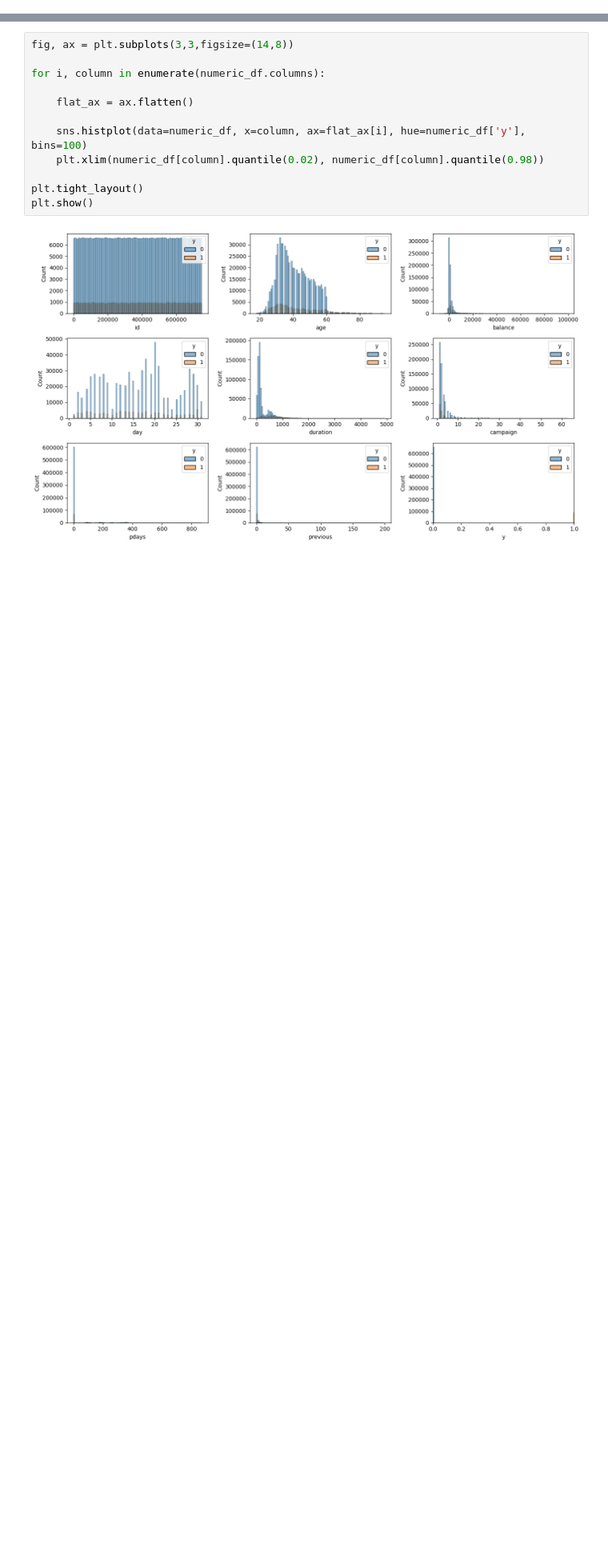
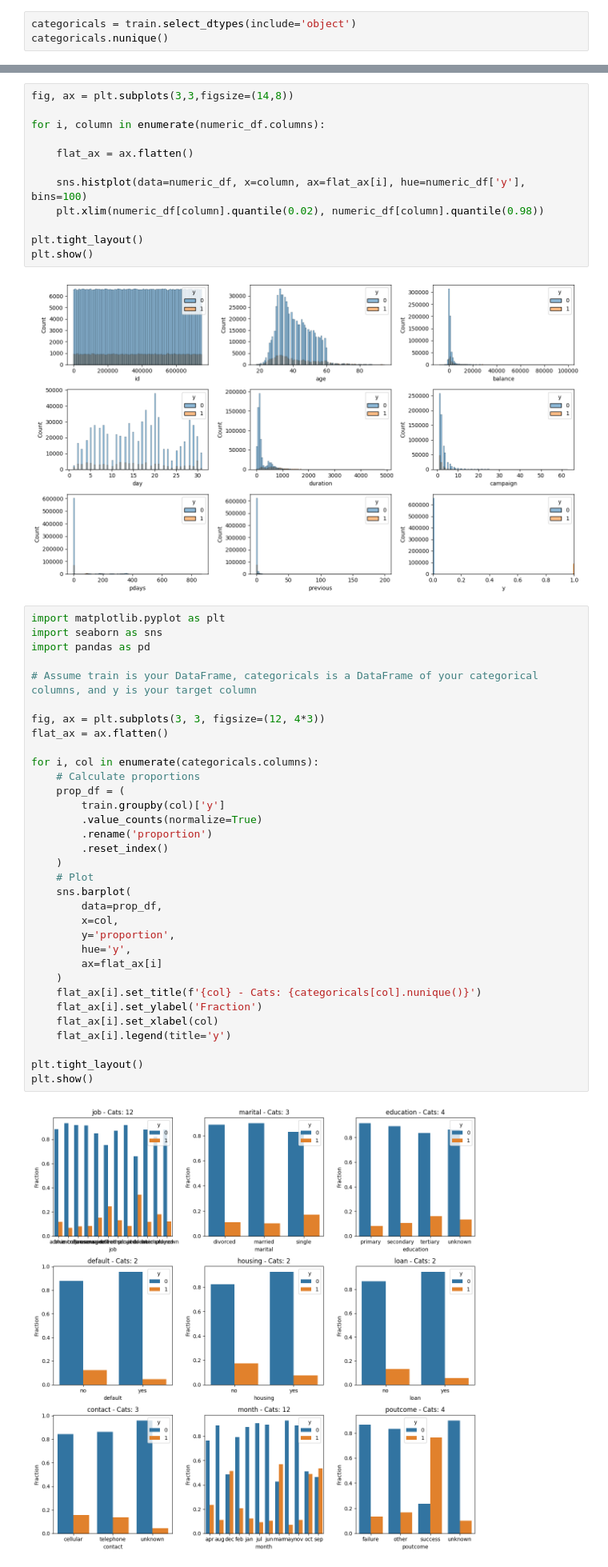
Before and after one commit to ol-webb/kaggle_playground_5-8, a Jupyter notebook: nb1.ipynb, the cells around one changed output, grey strips where cells are left out. Shown at 80% size. Cells and saved outputs as stored; diff of their text form; blank space fills up the shorter version.

```diff
--- a/nb1.ipynb
+++ b/nb1.ipynb
@@ -162,0 +73,3 @@ shap.summary_plot(
+# %%
+categoricals = train.select_dtypes(include='object')
+categoricals.nunique()
@@ -187,3 +265,38 @@ plt.tight_layout()
 plt.show()
 # %% [output]
 [figure]
+# %%
+import matplotlib.pyplot as plt
+import seaborn as sns
+import pandas as pd
+
+# Assume train is your DataFrame, categoricals is a DataFrame of your categorical columns, and y is your target column
+
+fig, ax = plt.subplots(3, 3, figsize=(12, 4*3))
+flat_ax = ax.flatten()
+
+for i, col in enumerate(categoricals.columns):
+    # Calculate proportions
+    prop_df = (
+        train.groupby(col)['y']
+        .value_counts(normalize=True)
+        .rename('proportion')
+        .reset_index()
+    )
+    # Plot
+    sns.barplot(
+        data=prop_df,
+        x=col,
+        y='proportion',
+        hue='y',
+        ax=flat_ax[i]
+    )
+    flat_ax[i].set_title(f'{col} - Cats: {categoricals[col].nunique()}')
+    flat_ax[i].set_ylabel('Fraction')
+    flat_ax[i].set_xlabel(col)
+    flat_ax[i].legend(title='y')
+
+plt.tight_layout()
+plt.show()
+# %% [output]
+[figure, added]
```
Also changed, not shown: parts of 35 cells of this notebook.
